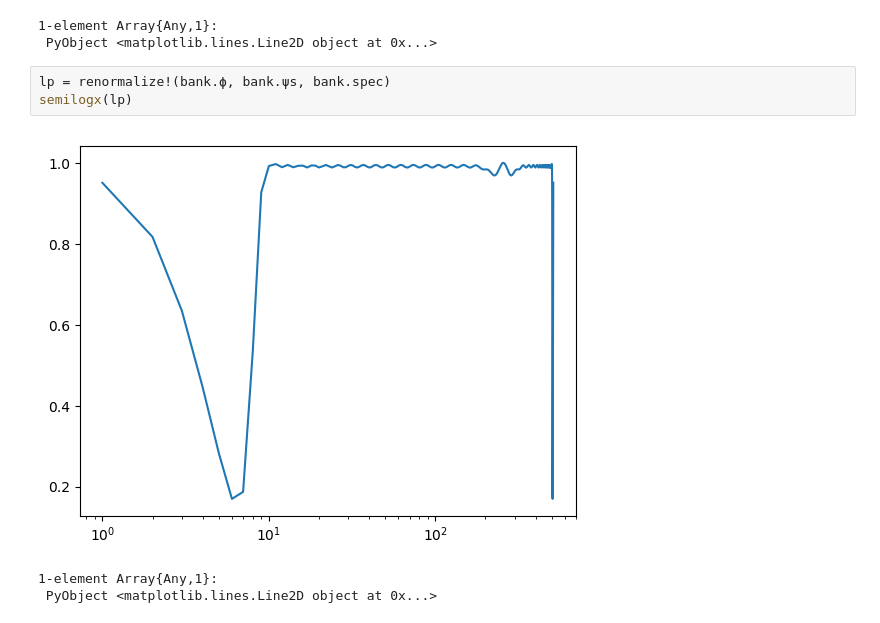
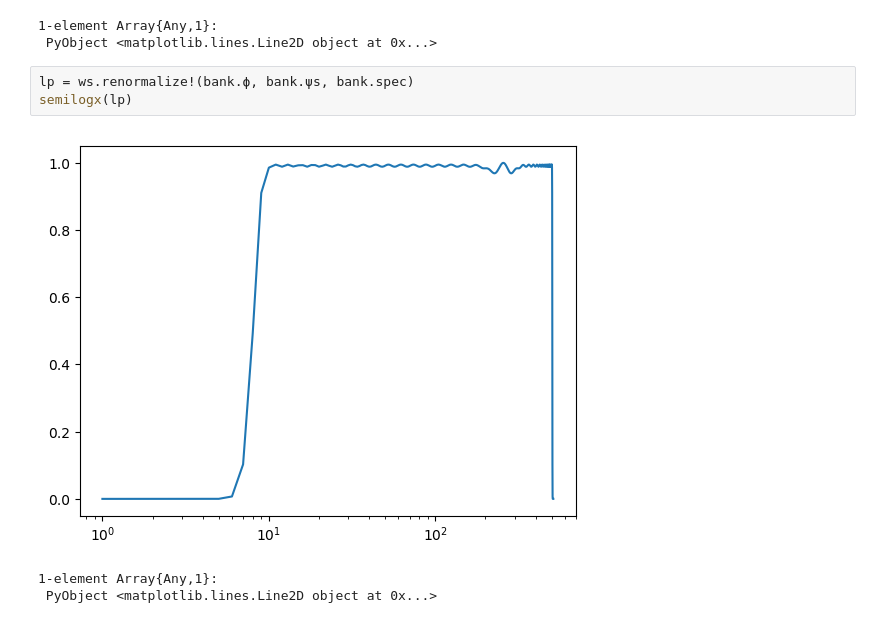
Before and after one commit to lostanlen/WaveletScattering.jl, a Jupyter notebook: examples/auditory_filterbank.ipynb, the cells around one changed output. Saved outputs shown, nothing was run; the diff lists cells and outputs as text.

```diff
--- a/examples/auditory_filterbank.ipynb
+++ b/examples/auditory_filterbank.ipynb
@@ -28,9 +27,9 @@ semilogx(fftshift(abs2(bank.ϕ[ωs])))
 1-element Array{Any,1}:
  PyObject <matplotlib.lines.Line2D object at 0x...>
 # %%
-lp = renormalize!(bank.ϕ, bank.ψs, bank.spec)
+lp = ws.renormalize!(bank.ϕ, bank.ψs, bank.spec)
 semilogx(lp)
 # %% [output]
-[figure, old version]
+[figure, new version]
 1-element Array{Any,1}:
  PyObject <matplotlib.lines.Line2D object at 0x...>
```
Also changed, not shown: parts of 3 cells of this notebook, 1 other file.
